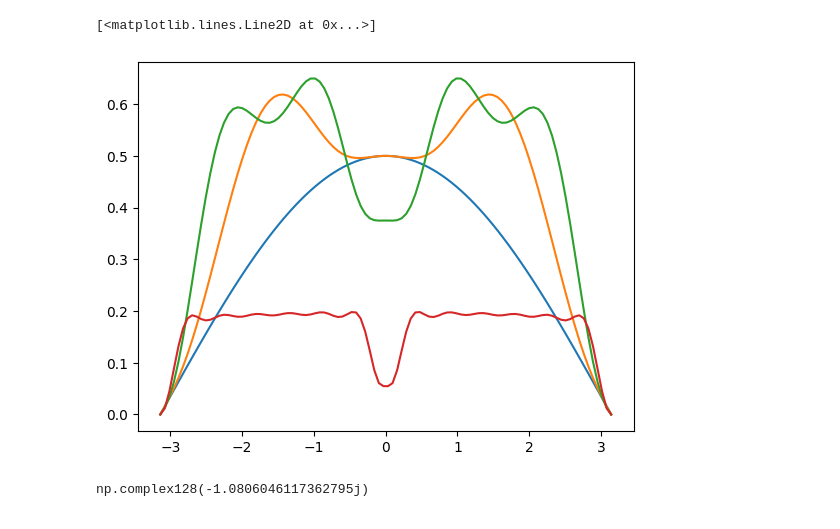
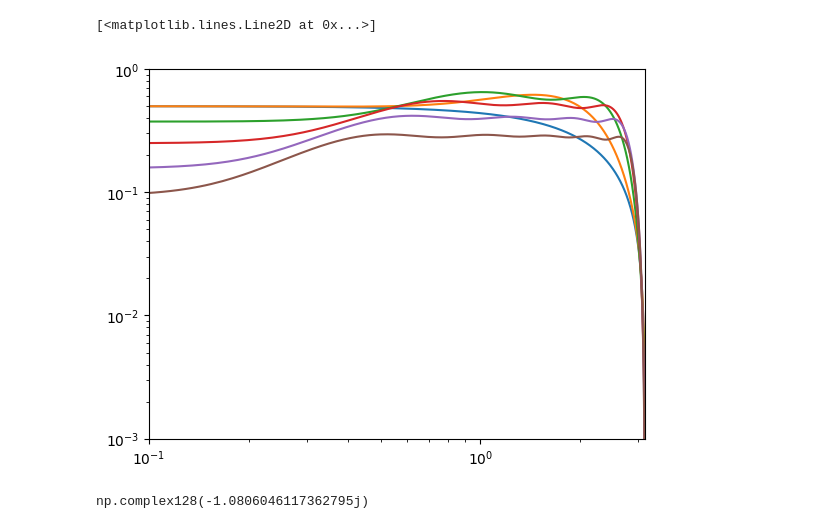
Before and after one commit to KristianMunnikhuis/subsystem_loschmidt_echo, a Jupyter notebook: scripts/Adiabatic Pert Theory/matrixelements.ipynb, the cells around one changed output. Saved outputs shown, nothing was run; the diff lists cells and outputs as text; code cells hidden in the pictures.

```diff
--- a/scripts/Adiabatic Pert Theory/matrixelements.ipynb
+++ b/scripts/Adiabatic Pert Theory/matrixelements.ipynb
@@ -67,10 +130,0 @@ plt.plot(k,np.imag(x))
-# %%
-args = (5,1,k)
-x =(1+ BA(*args))/4
-d = BA(*args)
-y = (1+2*d+d*d)/8
-plt.plot(k,np.real(x))
-plt.plot(k,np.imag(x))
-
-plt.plot(k,np.real(y))
-plt.plot(k,np.imag(y))
@@ -111,5 +339,13 @@ def sigma_general(indices,g,k):
             Bx = B_coords[nx]
             Ay = A_coords[ny]
             Nd = Bx-Ay+1
-            C[nx,ny] = BA(Nd,g,k)
+            C[nx,ny] = BA(k,g,1-Nd)
     return np.linalg.det(C)
+# %%
+k = np.linspace(-pi,pi,1000)
+g=1
+z= np.array([ sigma_general([0,2],g,ki) for ki in k])
+plot(k,-4*np.sin(k)*np.sin(k))
+
+plot(k,np.real(z))
+plot(k,np.imag(z))
@@ -116,10 +355,22 @@ def sigma_general(indices,g,k):
 # %%
-g = 0
+g = 100
 x = np.array([ sigma_general([0,1],g,ki) for ki in k])
 y =  np.array([ sigma_general([0,2],g,ki) for ki in k])
-z= np.array([ sigma_general([0,3],g,ki) for ki in k])
+z= np.array([ sigma_general([0,6],g,ki) for ki in k])
 w= np.array([ sigma_general([0,1,2,3],g,ki) for ki in k])
 
+#plot(k,np.real(x),label= "xx1")
+plot(k,np.real(y),label="xx2")
+plot(k,np.real(z),label="xx3")
+plot(k,np.real(w),label="xxxx")
+legend()
+show()
+plot(k,np.imag(x),label= "xx1")
+#plot(k,np.imag(y),label="xx2")
+plot(k,np.imag(z),label="xx3")
+#plot(k,np.imag(w),label="xxxx")
+legend()
+show()
 x1 = (1+x)/4
 x2 = (1+2*x+y)/8
 x3 = (8*x2+y+x+z+w)/16
@@ -201,13 +454,18 @@ def P_n(n,g,k, even = True):
     return np.sum(dat)/2**n
 # %%
 g= 1
+plt.xlim(.1,pi)
+plt.ylim(0.001,1)
+plt.loglog()
 plt.plot(k,np.array([np.abs(P_n(2,g,ki)) for ki in k]))
 plt.plot(k,np.array([np.abs(P_n(3,g,ki)) for ki in k]))
 plt.plot(k,np.array([np.abs(P_n(4,g,ki)) for ki in k]))
-plt.plot(k,np.array([np.abs(P_n(8,g,ki)) for ki in k]))
+plt.plot(k,np.array([np.abs(P_n(5,g,ki)) for ki in k]))
+plt.plot(k,np.array([np.abs(P_n(6,g,ki)) for ki in k]))
+plt.plot(k,np.array([np.abs(P_n(7,g,ki)) for ki in k]))
 # %% [output]
 [<matplotlib.lines.Line2D at 0x...>]
-[figure, old version]
+[figure, new version]
 # %%
 sigma_general([0,1],1,2)
 # %% [output]
```
Also changed, not shown: parts of 13 cells of this notebook.
